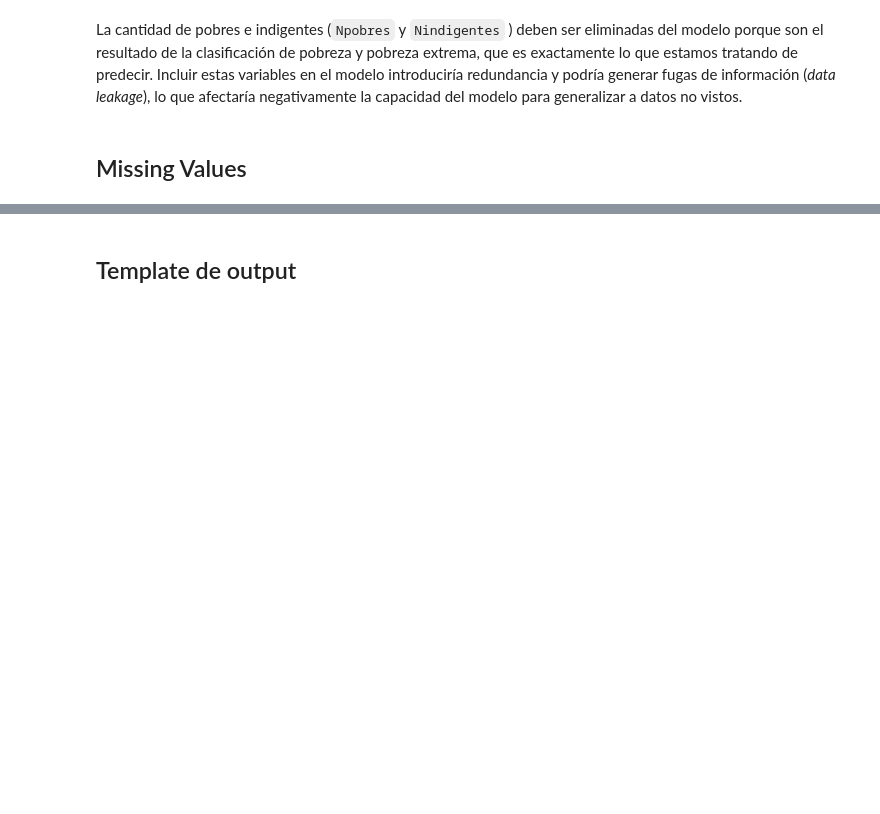
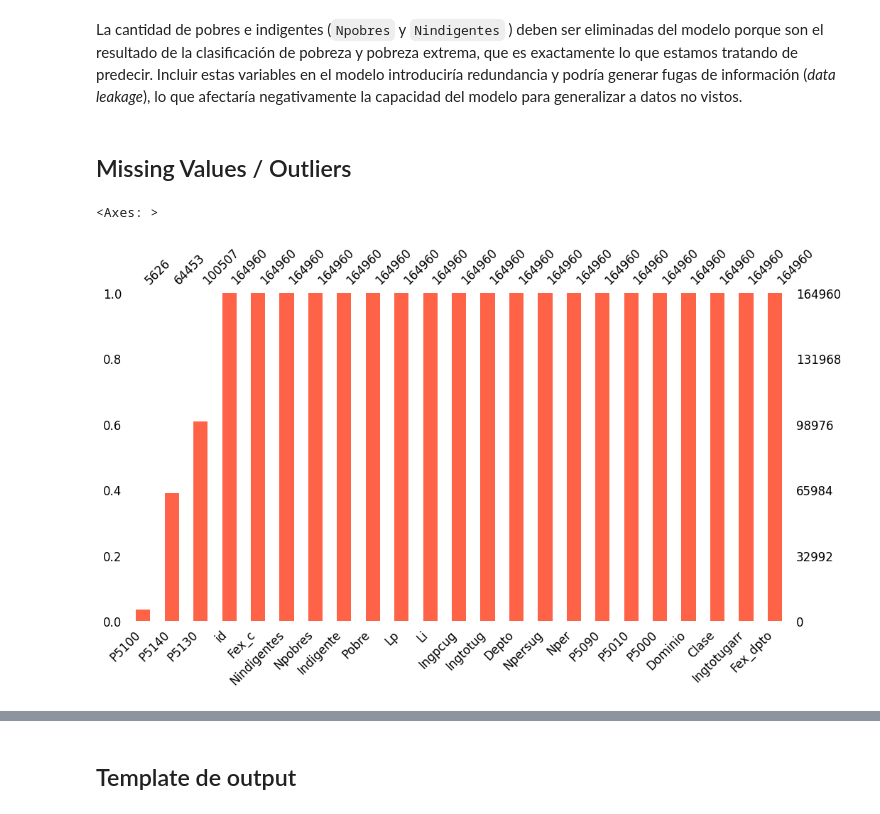
Before and after one commit to victoria-mascaro/ML_UNLP, a Jupyter notebook: PS2/scripts/1_eda_b.ipynb, the cells around one changed output, grey strips where cells are left out. Drawn from its saved outputs; the diff is of its cells as text; code cells hidden in the pictures; blank space fills up the shorter version.

```diff
--- a/PS2/scripts/1_eda_b.ipynb
+++ b/PS2/scripts/1_eda_b.ipynb
@@ -404,5 +404,5 @@ Dado que los factores de expansión (`Fex_c` y `Fex_dpto`) son utilizados para a
 # %% [markdown]
 La cantidad de pobres e indigentes (`Npobres` y `Nindigentes` ) deben ser eliminadas del modelo porque son el resultado de la clasificación de pobreza y pobreza extrema, que es exactamente lo que estamos tratando de predecir. Incluir estas variables en el modelo introduciría redundancia y podría generar fugas de información (*data leakage*), lo que afectaría negativamente la capacidad del modelo para generalizar a datos no vistos.
 # %% [markdown]
-## Missing Values
+## Missing Values / Outliers
 # %%
@@ -409,0 +410,8 @@ La cantidad de pobres e indigentes (`Npobres` y `Nindigentes` ) deben ser elimin
+# %%
+X_train = train_hogares
+# %%
+import missingno as msno
+msno.bar(X_train,figsize=(12, 6), sort="ascending",fontsize=12, color='tomato')
+# %% [output]
+<Axes: >
+[figure, added]
```
Also changed, not shown: parts of 20 cells of this notebook, 1 other file.
